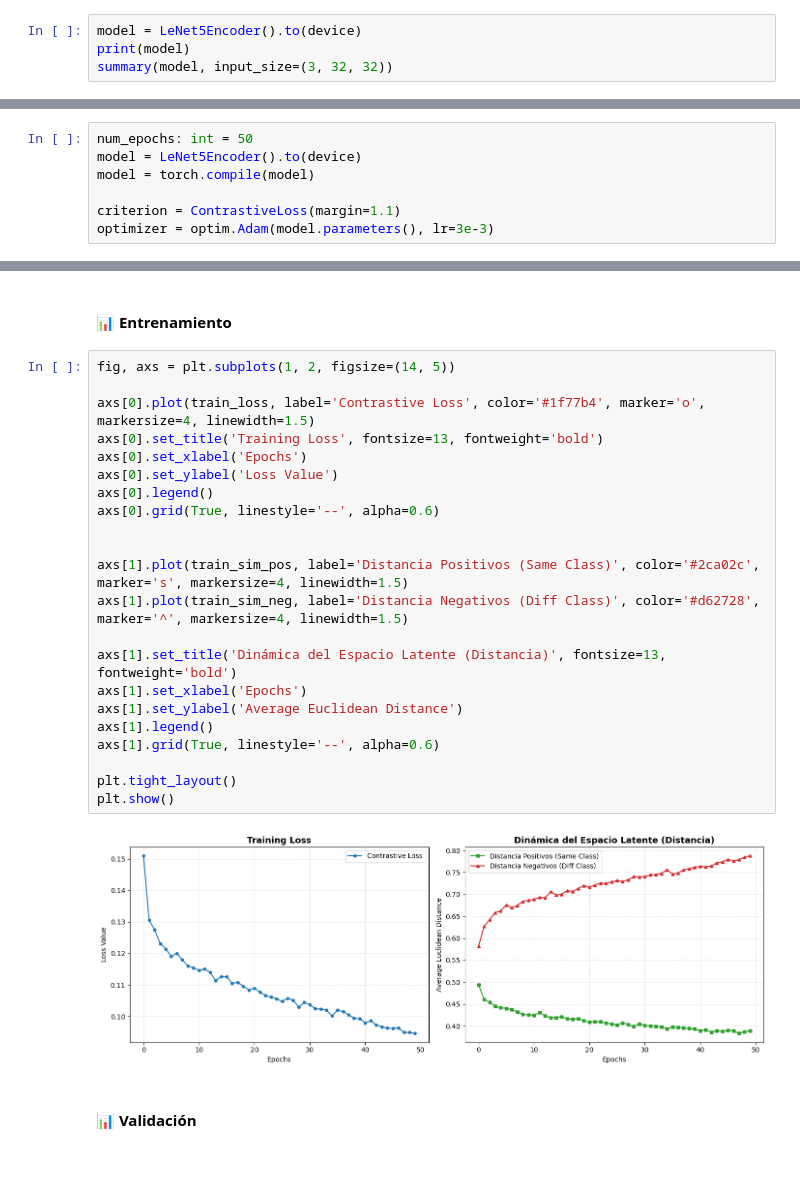
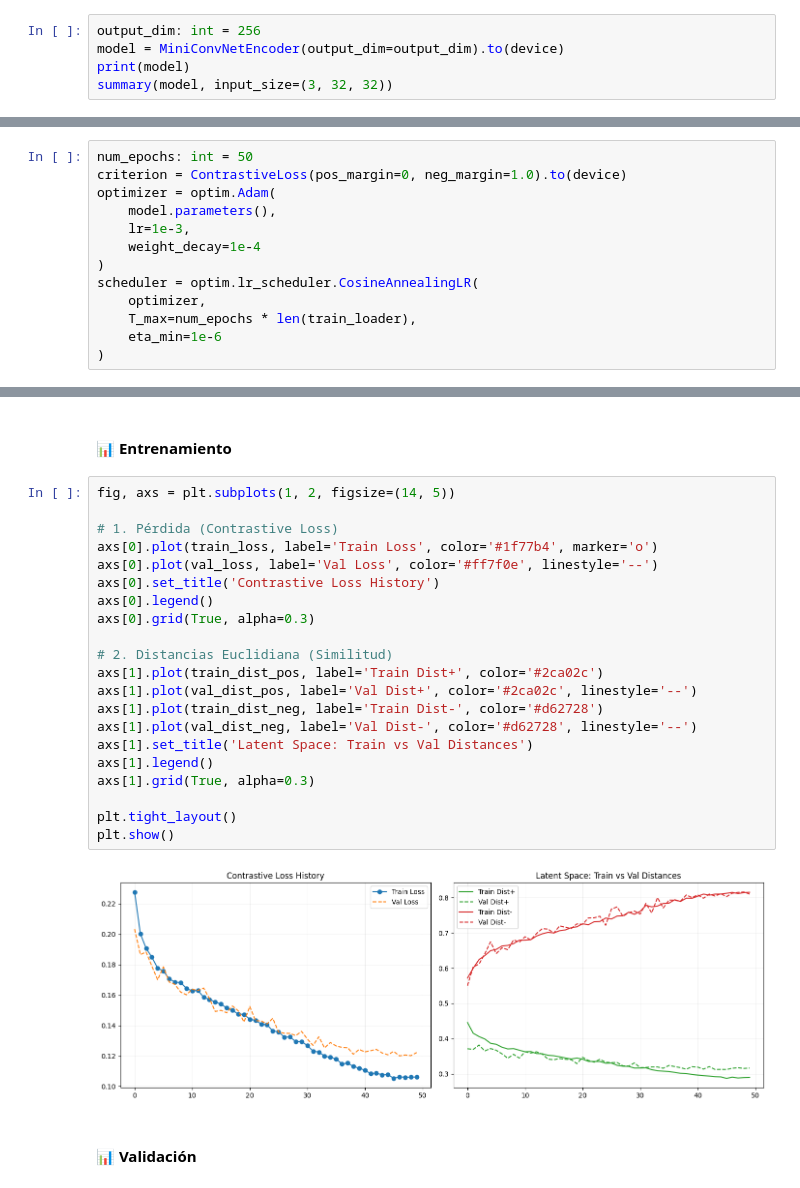
Before and after one commit to unlikeghost/hands-on-SupCon, a Jupyter notebook: notebooks/Embedding_Architectures_&_Similarity_Learning.ipynb, the cells around one changed output, grey strips where cells are left out. Drawn from its saved outputs; the diff is of its cells as text.

```diff
--- a/notebooks/Embedding_Architectures_&_Similarity_Learning.ipynb
+++ b/notebooks/Embedding_Architectures_&_Similarity_Learning.ipynb
@@ -186,7 +223,8 @@ Esta arquitectura utiliza ramas gemelas con pesos compartidos para aprender a co
 
 Es la base de tecnologías como FaceID y sistemas de recomendación visual, ya que permite extraer Embeddings (huellas digitales numéricas) que capturan la esencia de los datos sin depender de etiquetas rígidas. Este "mapeo inteligente" es el puente técnico hacia el aprendizaje autosupervisado, donde la red aprende a organizarse sola explorando la estructura interna de las imágenes.
 # %%
-model = LeNet5Encoder().to(device)
+output_dim: int = 256
+model = MiniConvNetEncoder(output_dim=output_dim).to(device)
 print(model)
 summary(model, input_size=(3, 32, 32))
 # %% [output]
@@ -212,8 +258,14 @@ Estimated Total Size (MB): 0.65
 # %%
 num_epochs: int = 50
-model = LeNet5Encoder().to(device)
-model = torch.compile(model)
-
-criterion = ContrastiveLoss(margin=1.1)
-optimizer = optim.Adam(model.parameters(), lr=3e-3)
+criterion = ContrastiveLoss(pos_margin=0, neg_margin=1.0).to(device)
+optimizer = optim.Adam(
+    model.parameters(),
+    lr=1e-3,
+    weight_decay=1e-4
+)
+scheduler = optim.lr_scheduler.CosineAnnealingLR(
+    optimizer,
+    T_max=num_epochs * len(train_loader),
+    eta_min=1e-6
+)
 # %%
@@ -302,27 +370,26 @@ torch.save(
 # %%
 fig, axs = plt.subplots(1, 2, figsize=(14, 5))
 
-axs[0].plot(train_loss, label='Contrastive Loss', color='#1f77b4', marker='o', markersize=4, linewidth=1.5)
-axs[0].set_title('Training Loss', fontsize=13, fontweight='bold')
-axs[0].set_xlabel('Epochs')
-axs[0].set_ylabel('Loss Value')
+# 1. Pérdida (Contrastive Loss)
+axs[0].plot(train_loss, label='Train Loss', color='#1f77b4', marker='o')
+axs[0].plot(val_loss, label='Val Loss', color='#ff7f0e', linestyle='--')
+axs[0].set_title('Contrastive Loss History')
 axs[0].legend()
-axs[0].grid(True, linestyle='--', alpha=0.6)
+axs[0].grid(True, alpha=0.3)
 
-
-axs[1].plot(train_sim_pos, label='Distancia Positivos (Same Class)', color='#2ca02c', marker='s', markersize=4, linewidth=1.5)
-axs[1].plot(train_sim_neg, label='Distancia Negativos (Diff Class)', color='#d62728', marker='^', markersize=4, linewidth=1.5)
-
-axs[1].set_title('Dinámica del Espacio Latente (Distancia)', fontsize=13, fontweight='bold')
-axs[1].set_xlabel('Epochs')
-axs[1].set_ylabel('Average Euclidean Distance')
+# 2. Distancias Euclidiana (Similitud)
+axs[1].plot(train_dist_pos, label='Train Dist+', color='#2ca02c')
+axs[1].plot(val_dist_pos, label='Val Dist+', color='#2ca02c', linestyle='--')
+axs[1].plot(train_dist_neg, label='Train Dist-', color='#d62728')
+axs[1].plot(val_dist_neg, label='Val Dist-', color='#d62728', linestyle='--')
+axs[1].set_title('Latent Space: Train vs Val Distances')
 axs[1].legend()
-axs[1].grid(True, linestyle='--', alpha=0.6)
+axs[1].grid(True, alpha=0.3)
 
 plt.tight_layout()
 plt.show()
 # %% [output]
-[figure, old version]
+[figure, new version]
 # %% [markdown]
 #### 📊 Validación
 # %%
```
Also changed, not shown: parts of 24 cells of this notebook, 10 other files.
